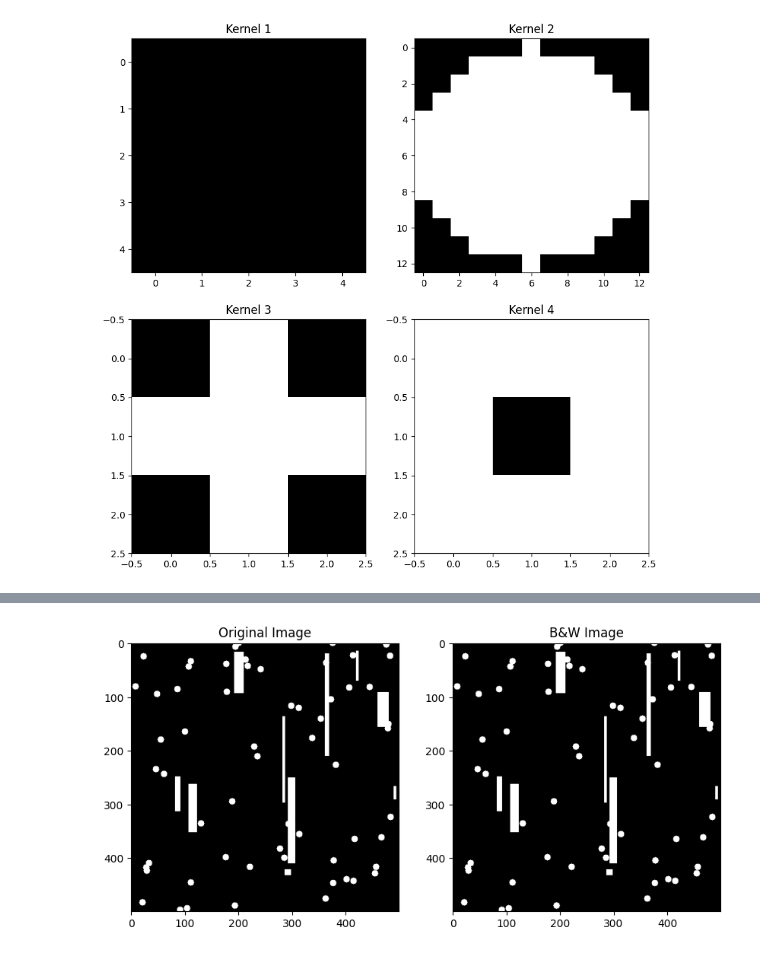
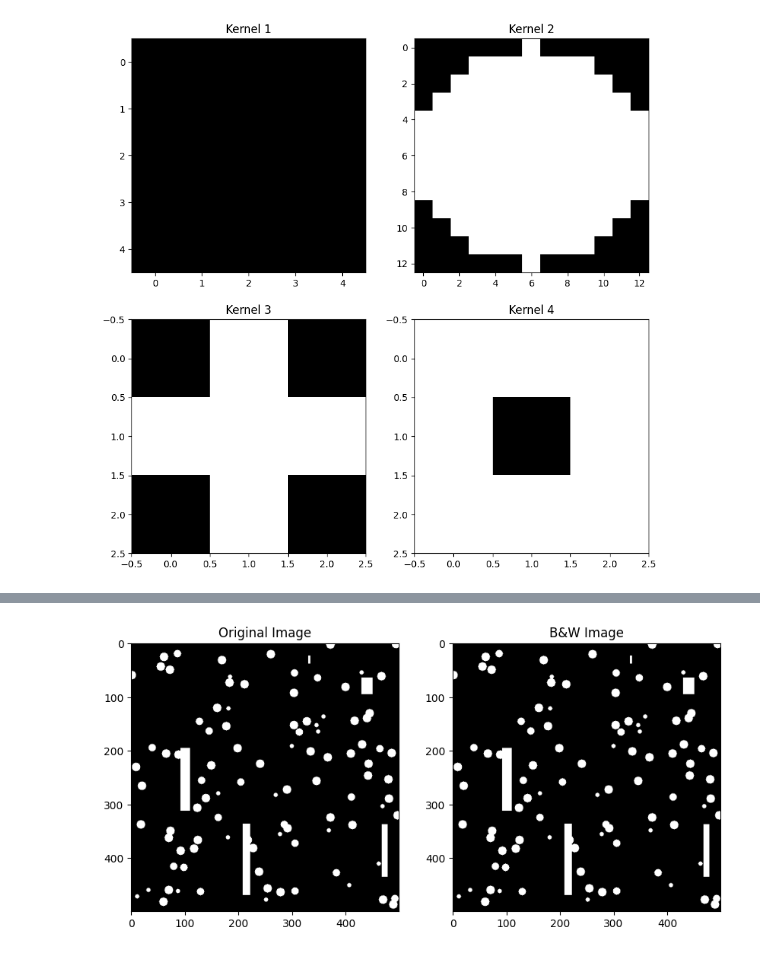
Before and after one commit to tomast1337/Image-Processing, a Jupyter notebook: aula11.ipynb, the cells around one changed output, grey strips where cells are left out. Saved outputs shown, nothing was run; the diff lists cells and outputs as text; code cells hidden in the pictures.

```diff
--- a/aula11.ipynb
+++ b/aula11.ipynb
@@ -133,36 +133,48 @@ plt.show()
 # %%
 import random
 # set seed
 img = np.zeros((500,500),dtype=np.uint8)
 max_size = 20
 min_size = 3
 # create random rectangles
-for i in range(10):
+for i in range(5):
     x1 = random.randint(0,500)
     y1 = random.randint(0,500)
     x2 = x1 + random.randint(min_size,max_size)
     y2 = y1 + random.randint(min_size,max_size*10)
     cv2.rectangle(img,(x1,y1),(x2,y2),255,-1)
 
+for i in range(20):
+    x1 = random.randint(0,500)
+    y1 = random.randint(0,500)
+    r = 4
+    cv2.circle(img,(x1,y1),r,255,-1)
+
+for i in range(20):
+    x1 = random.randint(0,500)
+    y1 = random.randint(0,500)
+    r = 7
+    cv2.circle(img,(x1,y1),r,255,-1)
+
 for i in range(60):
     x1 = random.randint(0,500)
     y1 = random.randint(0,500)
-    r = 6
+    r = 8
     cv2.circle(img,(x1,y1),r,255,-1)
 
 bw = img.copy()
 bw[bw>0] = 1
 
 _,fig = plt.subplots(1,2,figsize=(10,10))
 fig[0].imshow(img, cmap="gray")
 fig[0].set_title("Original Image")
 
 fig[1].imshow(bw, cmap="gray")
 fig[1].set_title("B&W Image")
 
 plt.show()
 # %% [output]
-[figure, old version]
+[figure, new version]
 # %%
 kernel = cv2.getStructuringElement(cv2.MORPH_ELLIPSE,(13,13))
 # add a border to the kernel
```
Also changed, not shown: parts of 7 cells of this notebook.
